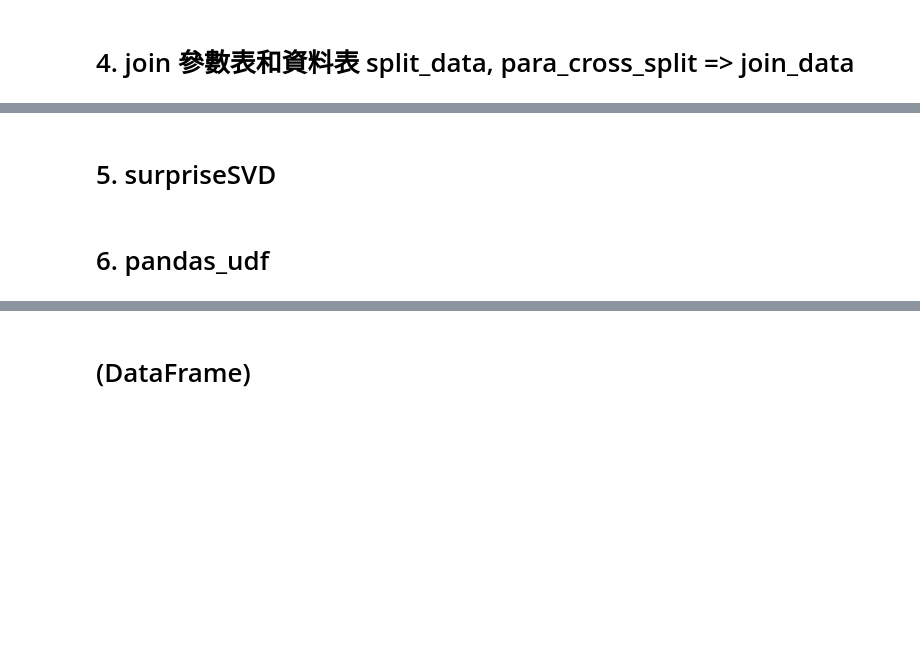
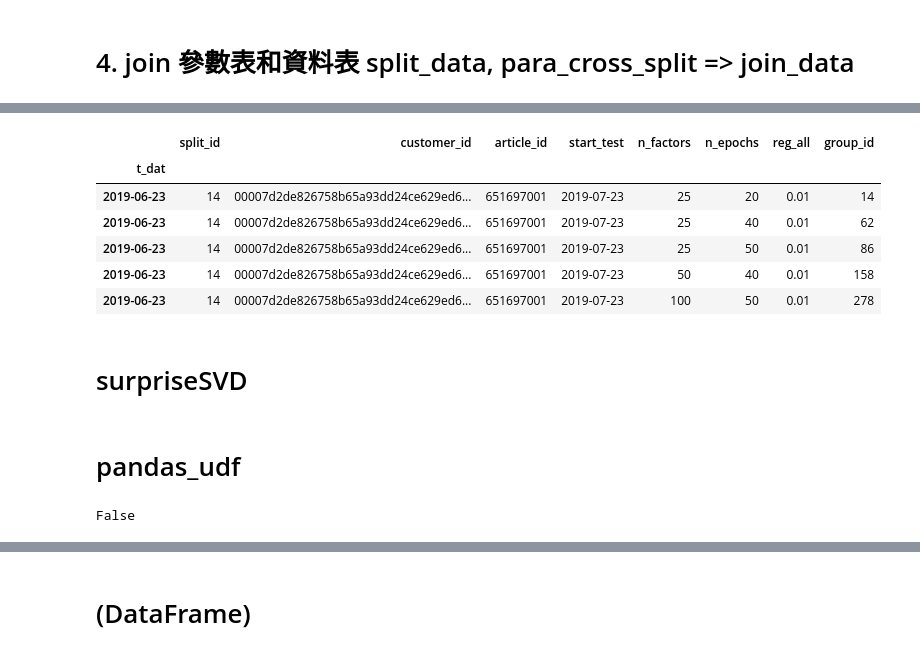
Before and after one commit to maggie860326/BDSE23_HM_recommedation, a Jupyter notebook: spark/time_split_paras_search_by_pandas_udf.ipynb, the cells around one changed output, grey strips where cells are left out. Saved outputs shown, nothing was run; the diff lists cells and outputs as text; code cells hidden in the pictures; blank space fills up the shorter version.

Commit message:
2022/03/29 spark ps DataFrame apply unfinish

```diff
--- a/spark/time_split_paras_search_by_pandas_udf.ipynb
+++ b/spark/time_split_paras_search_by_pandas_udf.ipynb
@@ -159,0 +157,4 @@ join_data.
+# %%
+join_data = ps.read_parquet('/user/HM_parquet/SVD_model/join_data30.parquet')
+join_data.set_index('t_dat',inplace=True)
+join_data.count()
@@ -160,5 +171,15 @@ join_data.
+# %%
+join_data.head(5)
+# %% [output]
+|  | split_id | customer_id | article_id | start_test | n_factors | n_epochs | reg_all | group_id |
+| t_dat |  |  |  |  |  |  |  |  |
+| 2019-06-23 | 14 | 00007d2de826758b65a93dd24ce629ed6... | 651697001 | 2019-07-23 | 25 | 20 | 0.01 | 14 |
+| 2019-06-23 | 14 | 00007d2de826758b65a93dd24ce629ed6... | 651697001 | 2019-07-23 | 25 | 40 | 0.01 | 62 |
+| 2019-06-23 | 14 | 00007d2de826758b65a93dd24ce629ed6... | 651697001 | 2019-07-23 | 25 | 50 | 0.01 | 86 |
+| 2019-06-23 | 14 | 00007d2de826758b65a93dd24ce629ed6... | 651697001 | 2019-07-23 | 50 | 40 | 0.01 | 158 |
+| 2019-06-23 | 14 | 00007d2de826758b65a93dd24ce629ed6... | 651697001 | 2019-07-23 | 100 | 50 | 0.01 | 278 |
 # %% [markdown]
-# 5. surpriseSVD
+# surpriseSVD
 # %%
 import pandas as pd
 # from surprise import NormalPredictor
@@ -269,4 +291,9 @@ class surpriseSVD():
 
         return rmse, map_k
 # %% [markdown]
-# 6. pandas_udf
+# pandas_udf
+# %%
+t = [True, False, False, True]
+not t[0]
+# %% [output]
+False
```
Also changed, not shown: parts of 24 cells of this notebook, 1 other file.
